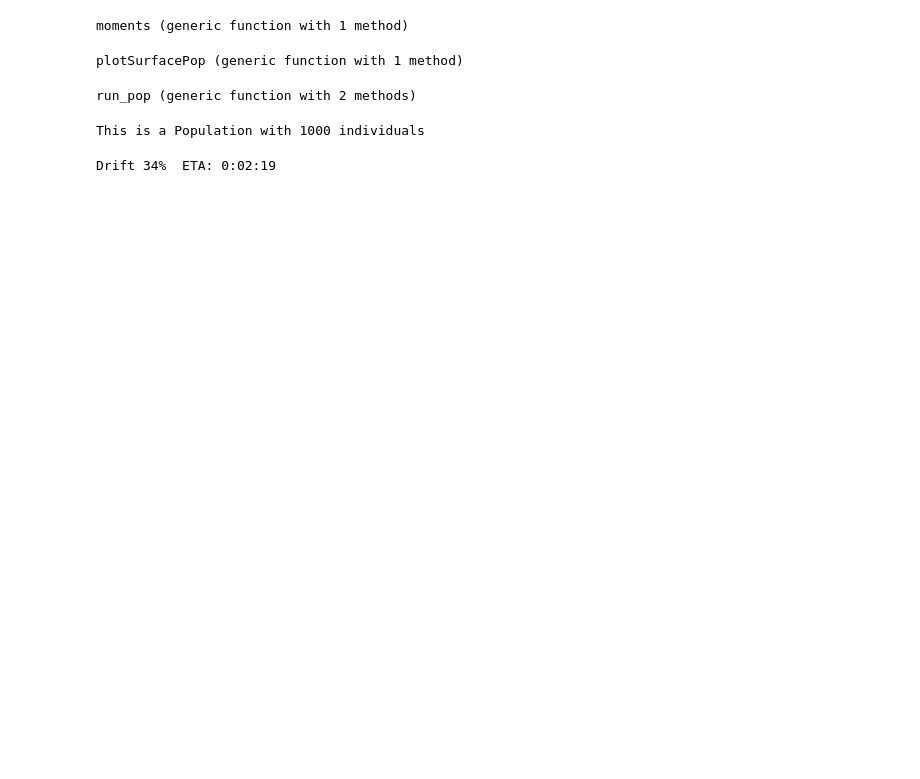
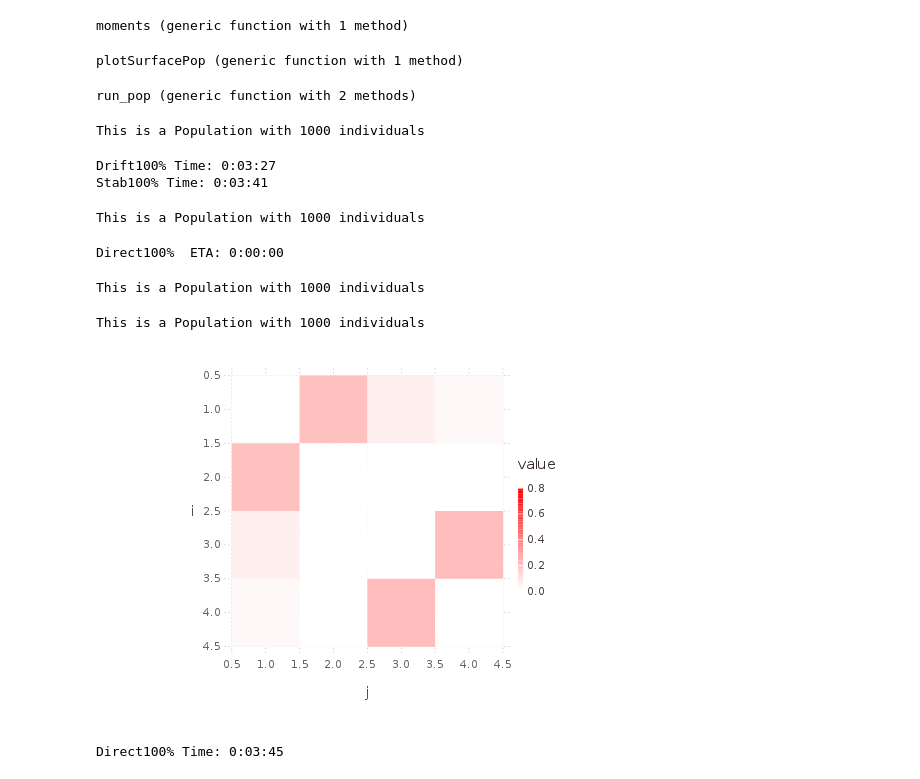
Before and after one commit to diogro/evomod_julia, a Jupyter notebook: evomod_prototype_notebook.ipynb, the cells around one changed output. Saved outputs shown, nothing was run; the diff lists cells and outputs as text; code cells hidden in the pictures; blank space fills up the shorter version.

```diff
--- a/evomod_prototype_notebook.ipynb
+++ b/evomod_prototype_notebook.ipynb
@@ -355,30 +378,40 @@ warm_up = run_pop(ind, n_e, ["Drift"], [1])
 # %% [output]
 This is a Population with 1000 individuals
 # %%
-omega_var = 100
+omega_var = 50
 diag_omega = diagm(omega_var*ones(Float64, ind.p))
 
-burnin_pop = run_pop(ind, n_e, ["Drift", "Stab"], [10000, 10000]; omega = diag_omega, thin = 100)
+burnin_pop = run_pop(ind, n_e, ["Drift", "Stab"], [1000, 1000]; omega = diag_omega, thin = 10)
 # %% [output]
-Drift 34%  ETA: 0:02:19
+Drift100% Time: 0:03:27
+Stab100% Time: 0:03:41
+This is a Population with 1000 individuals
 # %%
 delta_theta_speed = 40/10000
 delta_theta = delta_theta_speed * [ones(Float64, Int64(ind.p/2)); -1 * ones(Float64, Int64(ind.p/2))]
 
-omega_var = 100
+omega_var = 50
 omega = twoModuleMatrix(omega_var*ones(Float64, ind.p), 0.8, 0.8)
 
 direct_pop = copy(burnin_pop)
 direct_pop.moments = burnin_pop.moments
 direct_pop = run_pop(direct_pop, ["Direct"], [10000];
                     delta_theta = delta_theta, omega = omega, thin = 100)
+# %% [output]
+Direct100%  ETA: 0:00:00
+This is a Population with 1000 individuals
 # %%
 pop = direct_pop
+# %% [output]
+This is a Population with 1000 individuals
 # %%
 using Colors
 
-a = pop.moments[end]["corrG"]
+a = copy(pop.moments[end]["corrG"])
 [a[i, i] = 0 for i in 1:size(a)[1]]
-spy(a, Scale.ContinuousColorScale(p -> Colors.HSV(0,p,1), minvalue=0, maxvalue=0.5))
+spy(a, Scale.ContinuousColorScale(p -> Colors.HSV(0,p,1), minvalue=0, maxvalue=0.8))
+# %% [output]
+[figure, added]
+Direct100% Time: 0:03:45
 # %%
 n = length(pop.moments)
```
Also changed, not shown: parts of 6 cells of this notebook.
